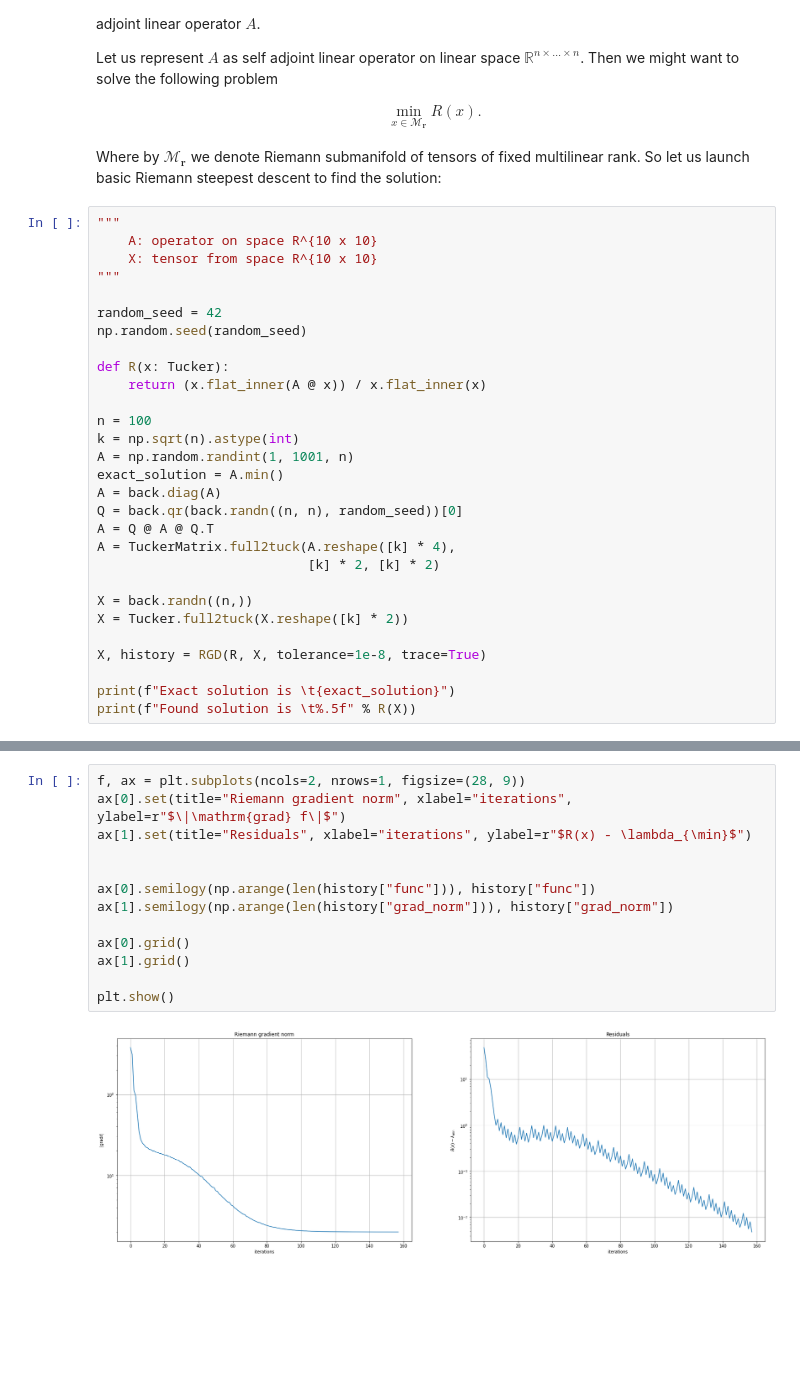
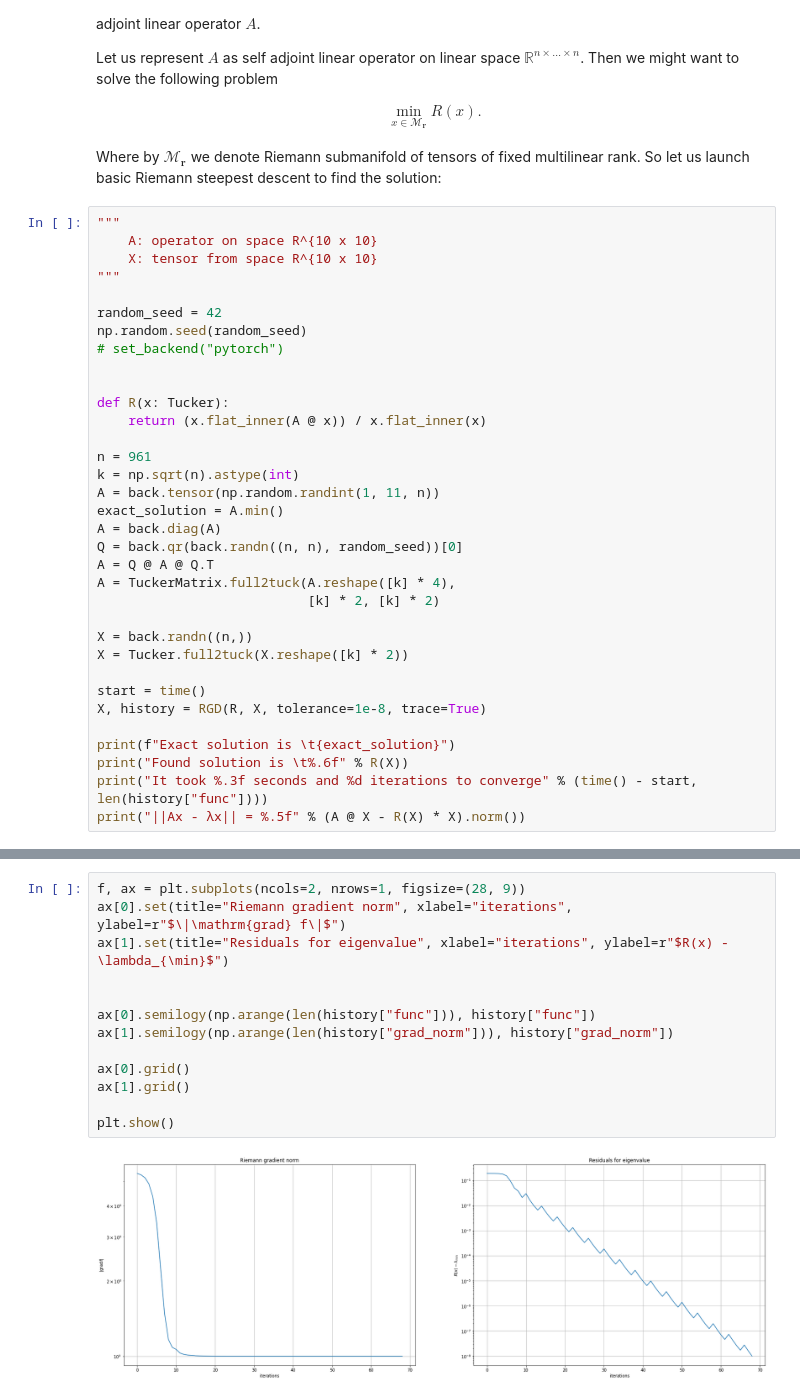
Before and after one commit to johanDDC/tucker_riemopt, a Jupyter notebook: examples/eigenvalues.ipynb, the cells around one changed output, grey strips where cells are left out. Drawn from its saved outputs; the diff is of its cells as text; blank space fills up the shorter version.

```diff
--- a/examples/eigenvalues.ipynb
+++ b/examples/eigenvalues.ipynb
@@ -34,13 +38,15 @@ find the solution:
 
 random_seed = 42
 np.random.seed(random_seed)
+# set_backend("pytorch")
+
 
 def R(x: Tucker):
     return (x.flat_inner(A @ x)) / x.flat_inner(x)
 
-n = 100
+n = 961
 k = np.sqrt(n).astype(int)
-A = np.random.randint(1, 1001, n)
+A = back.tensor(np.random.randint(1, 11, n))
 exact_solution = A.min()
 A = back.diag(A)
 Q = back.qr(back.randn((n, n), random_seed))[0]
@@ -51,8 +57,11 @@ A = TuckerMatrix.full2tuck(A.reshape([k] * 4),
 X = back.randn((n,))
 X = Tucker.full2tuck(X.reshape([k] * 2))
 
+start = time()
 X, history = RGD(R, X, tolerance=1e-8, trace=True)
 
 print(f"Exact solution is \t{exact_solution}")
-print(f"Found solution is \t%.5f" % R(X))
+print("Found solution is \t%.6f" % R(X))
+print("It took %.3f seconds and %d iterations to converge" % (time() - start, len(history["func"])))
+print("||Ax - λx|| = %.5f" % (A @ X - R(X) * X).norm())
 # %% [output]
@@ -61,15 +72,15 @@ Found solution is       2.00057
 # %%
 f, ax = plt.subplots(ncols=2, nrows=1, figsize=(28, 9))
 ax[0].set(title="Riemann gradient norm", xlabel="iterations", ylabel=r"$\|\mathrm{grad} f\|$")
-ax[1].set(title="Residuals", xlabel="iterations", ylabel=r"$R(x) - \lambda_{\min}$")
+ax[1].set(title="Residuals for eigenvalue", xlabel="iterations", ylabel=r"$R(x) - \lambda_{\min}$")
 
 
 ax[0].semilogy(np.arange(len(history["func"])), history["func"])
 ax[1].semilogy(np.arange(len(history["grad_norm"])), history["grad_norm"])
 
 ax[0].grid()
 ax[1].grid()
 
 plt.show()
 # %% [output]
-[figure, old version]
+[figure, new version]
```
Also changed, not shown: parts of 5 cells of this notebook.
